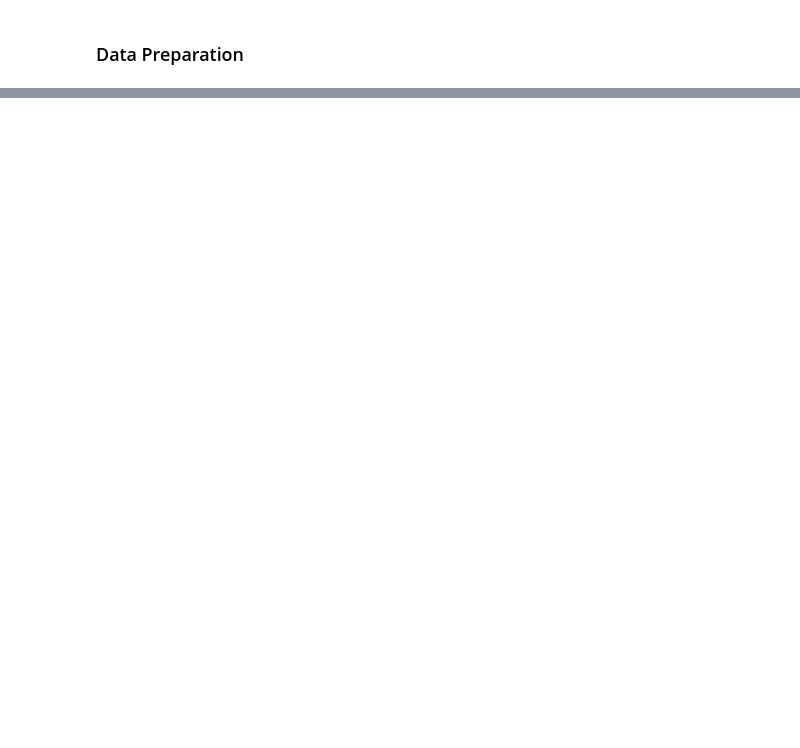
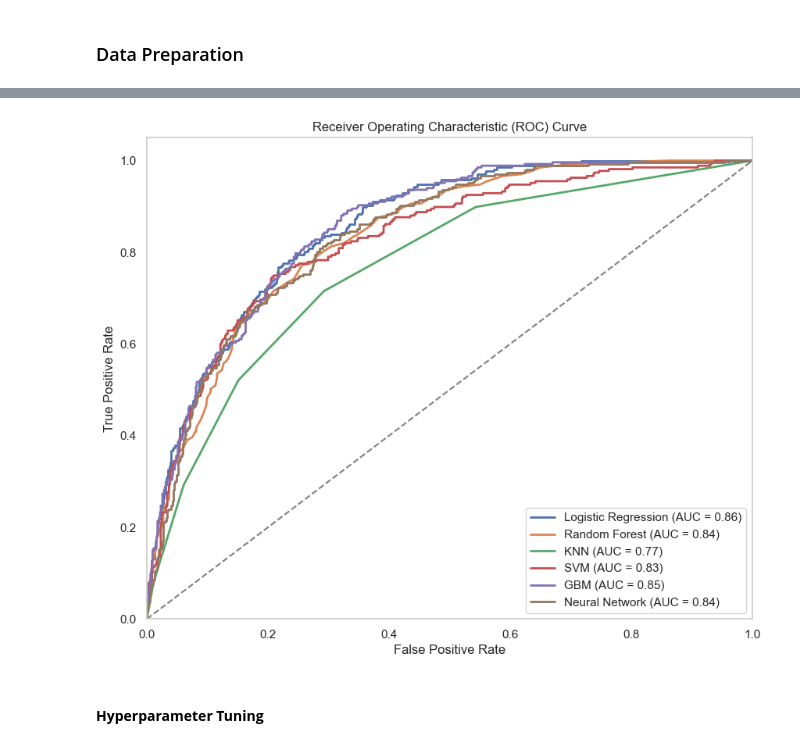
Before and after one commit to MayayaPatrick/Churn-rate-Prediction-Model, a Jupyter notebook: notebooks/main.ipynb, the cells around one changed output, grey strips where cells are left out. Saved outputs shown, nothing was run; the diff lists cells and outputs as text; code cells hidden in the pictures; blank space fills up the shorter version.

```diff
--- a/notebooks/main.ipynb
+++ b/notebooks/main.ipynb
@@ -595,0 +707,2 @@ train.head()
+# %%
+train['TotalCharges'].fillna(train['TotalCharges'].median(), inplace=True) # TotalCharges column
@@ -595,0 +976,29 @@ train.head()
+# %%
+# Plot ROC AUC curve for all models
+plt.figure(figsize=(10, 8))
+
+# Iterate over each model's probabilities and plot ROC curve
+for model_name, y_prob in model_probabilities.items():
+    # Compute ROC curve
+    fpr, tpr, _ = roc_curve(y_test_encoded, y_prob)
+    roc_auc = auc(fpr, tpr)
+
+    # Plot ROC curve
+    plt.plot(fpr, tpr, lw=2, label=f'{model_name} (AUC = {roc_auc:.2f})')
+
+# Plot random guessing line
+plt.plot([0, 1], [0, 1], color='gray', linestyle='--')
+
+# Set plot properties
+plt.xlim([0.0, 1.0])
+plt.ylim([0.0, 1.05])
+plt.xlabel('False Positive Rate')
+plt.ylabel('True Positive Rate')
+plt.title('Receiver Operating Characteristic (ROC) Curve')
+plt.legend(loc="lower right")
+plt.grid(False)
+plt.show()
+# %% [output]
+[figure, added]
+# %% [markdown]
+#### **Hyperparameter Tuning**
```
Also changed, not shown: parts of 68 cells of this notebook, 1 other file.
